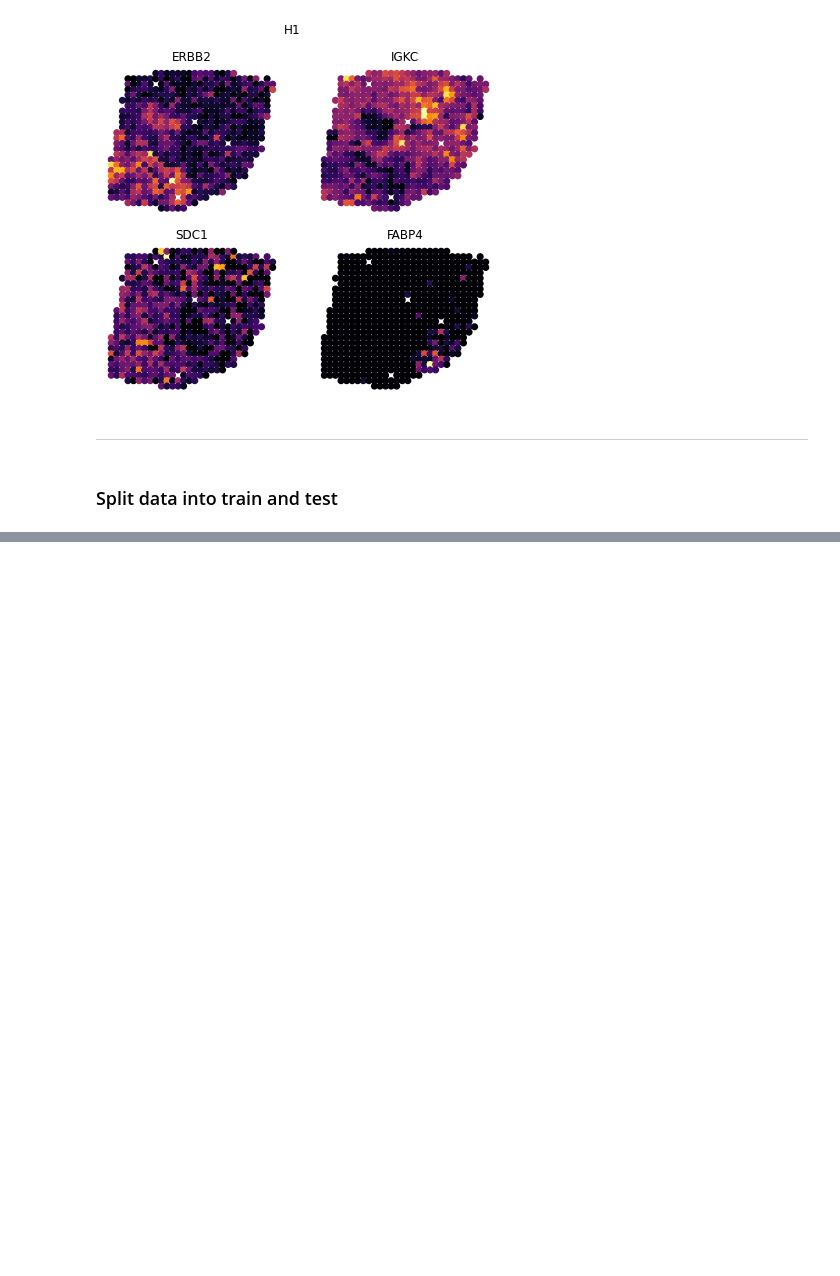
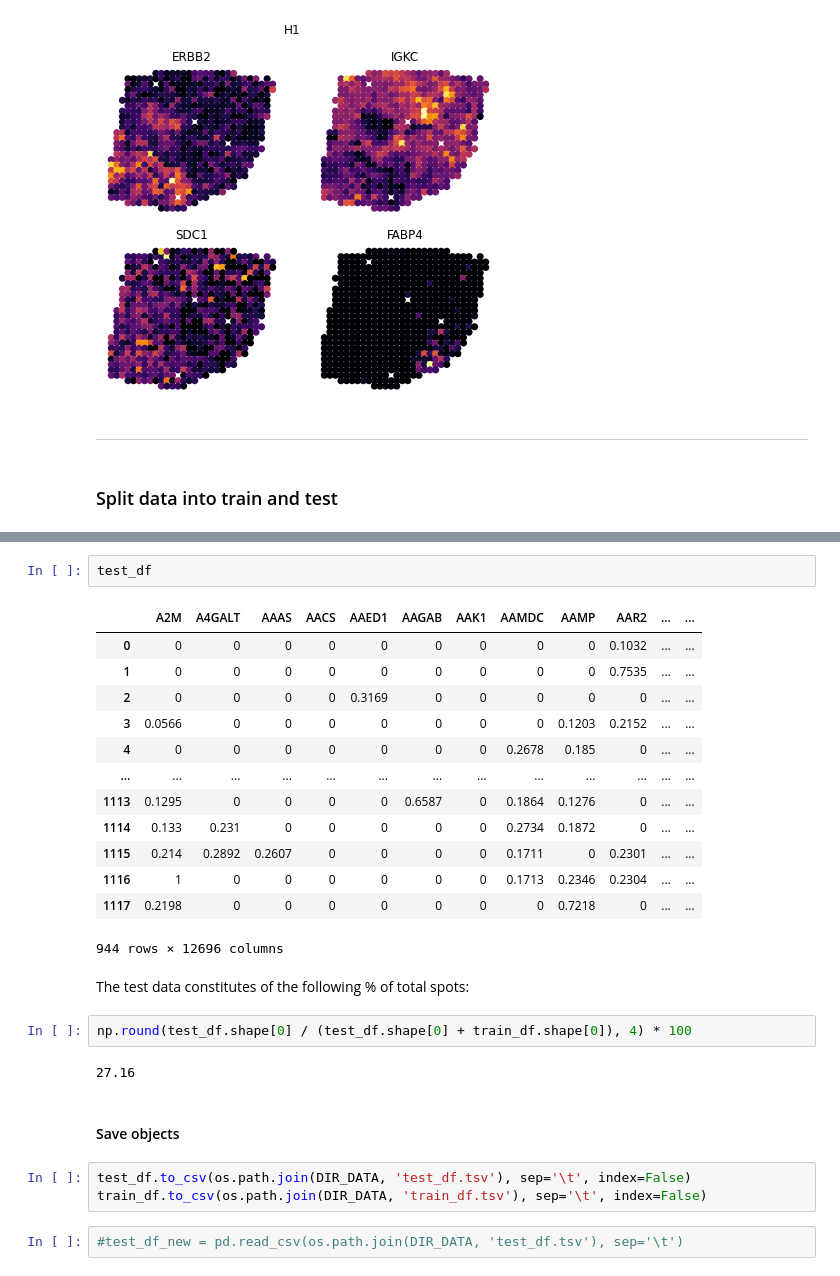
Before and after one commit to lfranzen/ml-course-project, a Jupyter notebook: scripts/prepare_data.ipynb, the cells around one changed output, grey strips where cells are left out. Cells and saved outputs as stored; diff of their text form; blank space fills up the shorter version.

```diff
--- a/scripts/prepare_data.ipynb
+++ b/scripts/prepare_data.ipynb
@@ -460,0 +504,29 @@ To ensure enough data in the train set, I will keep 5/8 sets for train/validatio
+# %%
+test_df
+# %% [output]
+|  | A2M | A4GALT | AAAS | AACS | AAED1 | AAGAB | AAK1 | AAMDC | AAMP | AAR2 | ... | ... |
+| 0 | 0 | 0 | 0 | 0 | 0 | 0 | 0 | 0 | 0 | 0.1032 | ... | ... |
+| 1 | 0 | 0 | 0 | 0 | 0 | 0 | 0 | 0 | 0 | 0.7535 | ... | ... |
+| 2 | 0 | 0 | 0 | 0 | 0.3169 | 0 | 0 | 0 | 0 | 0 | ... | ... |
+| 3 | 0.0566 | 0 | 0 | 0 | 0 | 0 | 0 | 0 | 0.1203 | 0.2152 | ... | ... |
+| 4 | 0 | 0 | 0 | 0 | 0 | 0 | 0 | 0.2678 | 0.185 | 0 | ... | ... |
+| ... | ... | ... | ... | ... | ... | ... | ... | ... | ... | ... | ... | ... |
+| 1113 | 0.1295 | 0 | 0 | 0 | 0 | 0.6587 | 0 | 0.1864 | 0.1276 | 0 | ... | ... |
+| 1114 | 0.133 | 0.231 | 0 | 0 | 0 | 0 | 0 | 0.2734 | 0.1872 | 0 | ... | ... |
+| 1115 | 0.214 | 0.2892 | 0.2607 | 0 | 0 | 0 | 0 | 0.1711 | 0 | 0.2301 | ... | ... |
+| 1116 | 1 | 0 | 0 | 0 | 0 | 0 | 0 | 0.1713 | 0.2346 | 0.2304 | ... | ... |
+| 1117 | 0.2198 | 0 | 0 | 0 | 0 | 0 | 0 | 0 | 0.7218 | 0 | ... | ... |
+944 rows × 12696 columns
+# %% [markdown]
+The test data constitutes of the following % of total spots:
+# %%
+np.round(test_df.shape[0] / (test_df.shape[0] + train_df.shape[0]), 4) * 100
+# %% [output]
+27.16
+# %% [markdown]
+#### Save objects
+# %%
+test_df.to_csv(os.path.join(DIR_DATA, 'test_df.tsv'), sep='\t', index=False)
+train_df.to_csv(os.path.join(DIR_DATA, 'train_df.tsv'), sep='\t', index=False)
+# %%
+#test_df_new = pd.read_csv(os.path.join(DIR_DATA, 'test_df.tsv'), sep='\t')
```
Also changed, not shown: parts of 15 cells of this notebook.
